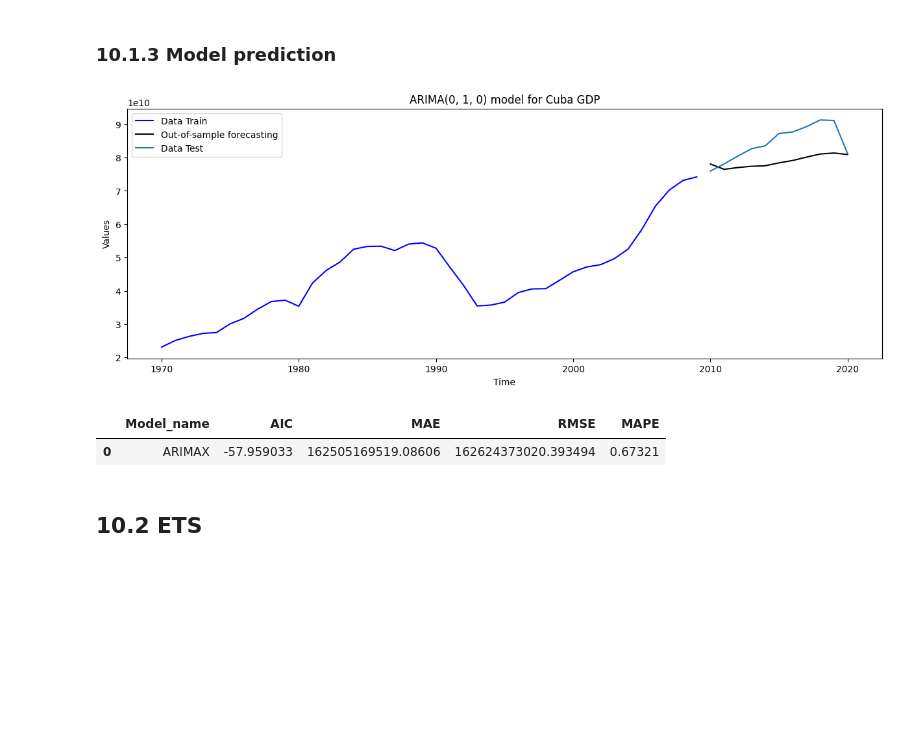
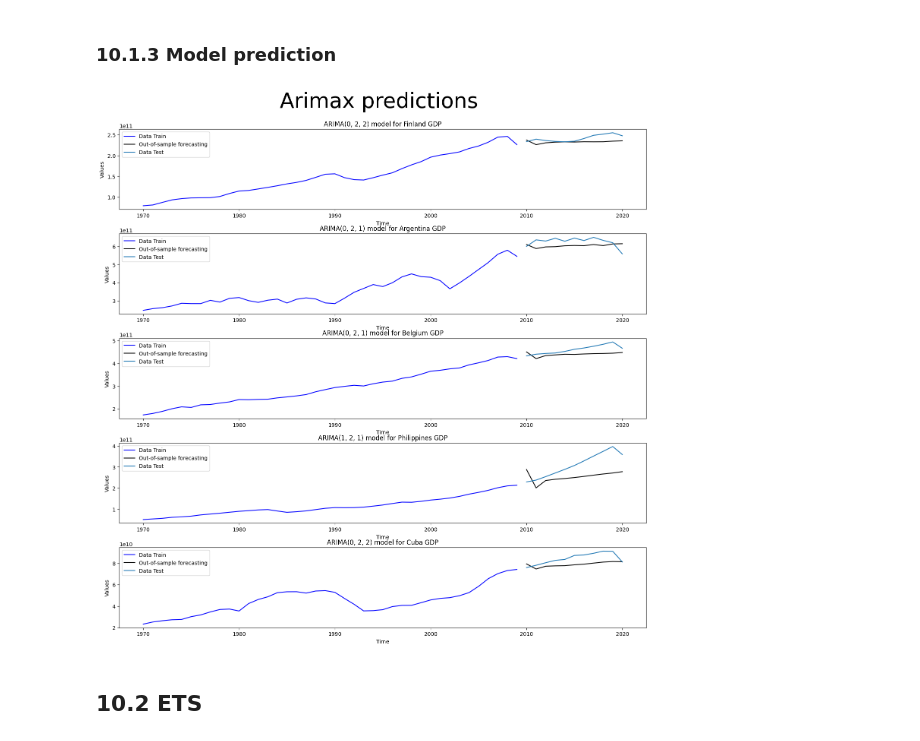
Before and after one commit to dariogemo/UNIVR-SMDS, a Jupyter notebook: main.ipynb, the cells around one changed output. Saved outputs shown, nothing was run; the diff lists cells and outputs as text; code cells hidden in the pictures; blank space fills up the shorter version.

```diff
--- a/main.ipynb
+++ b/main.ipynb
@@ -583,26 +678,2 @@ JB p-value for standardized residuals: (useless, too few samples) 0.003445916076
 # %% [markdown]
 ### 10.1.3 Model prediction
-# %%
-prediction = arimax_model.get_prediction(start = 0, end = 10,
-                                              exog = X_test_scaled,
-                                              dynamic = False
-                                              )
-df_pred = prediction.summary_frame()
-# Reverse scaling for predictions
-df_pred['mean'] = scaler.inverse_transform(df_pred[['mean']])
-
-plt.figure(figsize = (15, 5))
-plt.title(f'ARIMA{order} model for Cuba GDP')
-
-plt.plot(df_train_test['Cuba'][0]['GDP'], '-b', label = 'Data Train')
-#plt.plot(df_train_test['Finland'][0]['GDP'].index, inverse_fitted, 'orange', label = 'In-sample predictions')
-plt.plot(df_train_test['Cuba'][1]['GDP'].index, df_pred['mean'],'-k',label = 'Out-of-sample forecasting')
-plt.plot(df_train_test['Cuba'][1]['GDP'], label = 'Data Test')
-
-plt.xlabel('Time')
-plt.ylabel('Values')
-plt.legend(loc = 'upper left')
-
-plt.show()
-# %% [output]
-[figure, removed]
@@ -615,5 +680,4 @@ df_metrics_finland = pd.concat([df_metrics_finland, arima_metrics_finland.to_fra
-# %%
-df_metrics_finland
-# %% [output]
-|  | Model_name | AIC | MAE | RMSE | MAPE |
-| 0 | ARIMAX | -57.959033 | 162505169519.08606 | 162624373020.393494 | 0.67321 |
+# %%
+arima_prediction_list = f.arima_prediction_plot(arima_model_list, nation_list, order_list, df_train_test)
+# %% [output]
+[figure, added]
```
Also changed, not shown: parts of 16 cells of this notebook, 1 other file.
